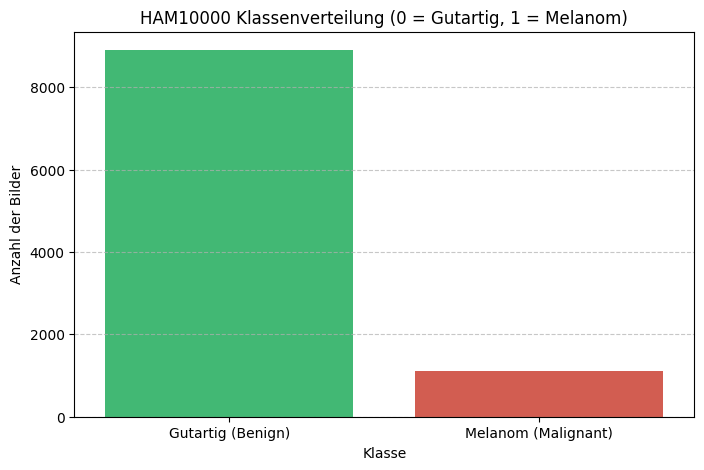
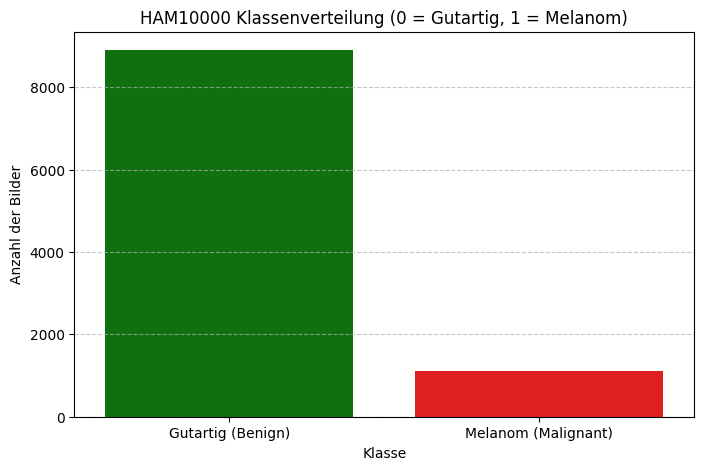
The change to this notebook cell's code, shown as a diff; its figure went from the first image to the second:
--- before
+++ after
@@ -1,4 +1,4 @@
 plt.figure(figsize=(8, 5))
-sns.countplot(x='label', data=df, palette=['#2ecc71', '#e74c3c'], legend=False)
+sns.countplot(x='label', data=df, hue='label', palette=['green', 'red'], legend=False)
 plt.title('HAM10000 Klassenverteilung (0 = Gutartig, 1 = Melanom)')
 plt.xlabel('Klasse')

Commit: Daten-Split, DataLoader erstellt und EfficientNet-Transformationen eingebaut Vorher Nachher Bild